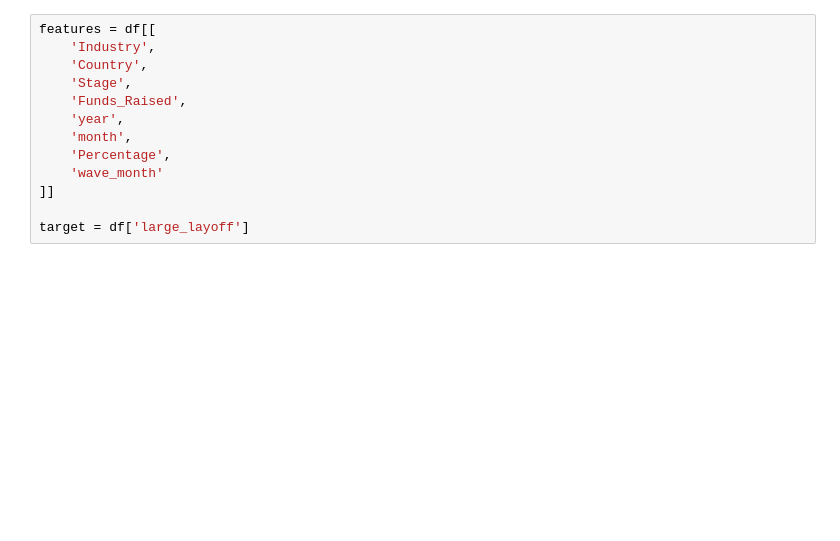
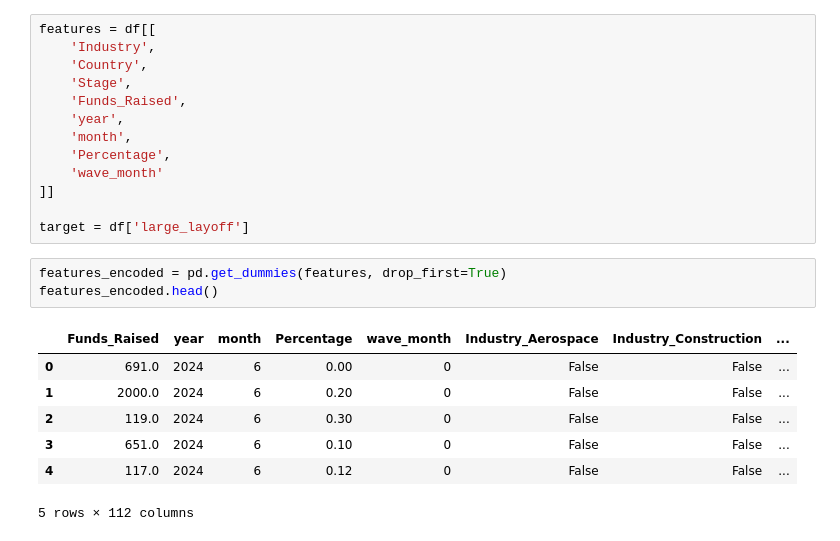
Before and after one commit to riddhikale/Tech-Layoffs, a Jupyter notebook: notebooks/ml_model.ipynb, the cells around one changed output. Drawn from its saved outputs; the diff is of its cells as text; blank space fills up the shorter version.

```diff
--- a/notebooks/ml_model.ipynb
+++ b/notebooks/ml_model.ipynb
@@ -45,3 +45,14 @@ features = df[[
 ]]
 
 target = df['large_layoff']
+# %%
+features_encoded = pd.get_dummies(features, drop_first=True)
+features_encoded.head()
+# %% [output]
+|  | Funds_Raised | year | month | Percentage | wave_month | Industry_Aerospace | Industry_Construction | ... |
+| 0 | 691.0 | 2024 | 6 | 0.00 | 0 | False | False | ... |
+| 1 | 2000.0 | 2024 | 6 | 0.20 | 0 | False | False | ... |
+| 2 | 119.0 | 2024 | 6 | 0.30 | 0 | False | False | ... |
+| 3 | 651.0 | 2024 | 6 | 0.10 | 0 | False | False | ... |
+| 4 | 117.0 | 2024 | 6 | 0.12 | 0 | False | False | ... |
+5 rows × 112 columns
```
